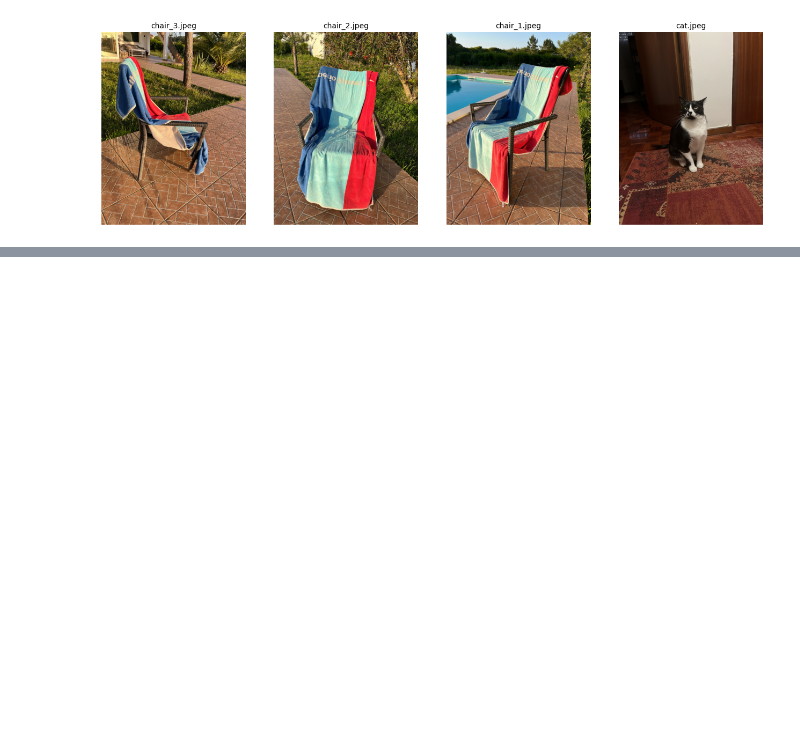
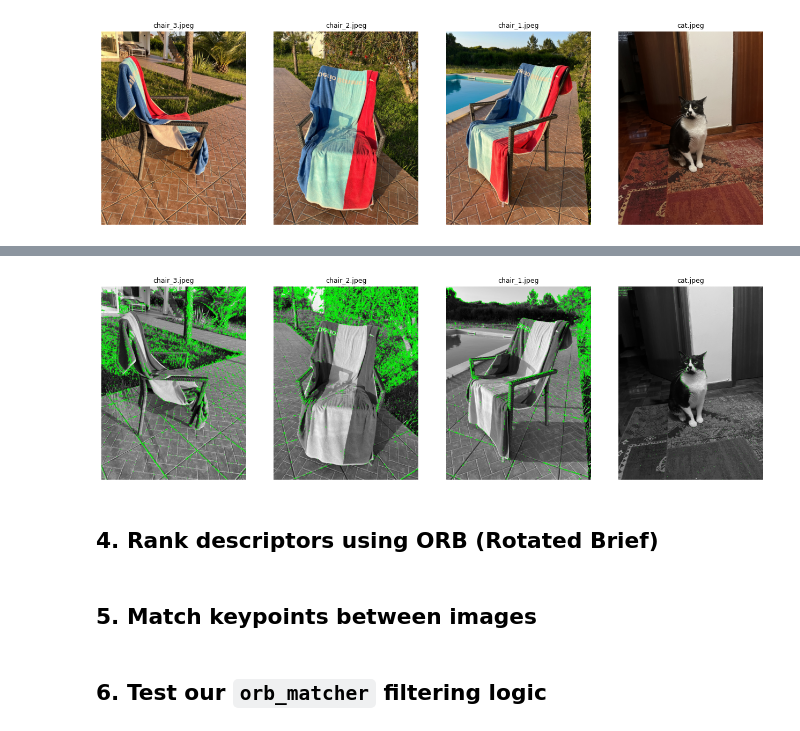
Before and after one commit to dfranco-projects/PicToMesh, a Jupyter notebook: notebooks/orb_filtering.ipynb, the cells around one changed output, grey strips where cells are left out. Cells and saved outputs as stored; diff of their text form; code cells hidden in the pictures; blank space fills up the shorter version.

```diff
--- a/notebooks/orb_filtering.ipynb
+++ b/notebooks/orb_filtering.ipynb
@@ -54,0 +126,70 @@ plt.show()
+# %%
+def harris_keypoint_rank(
+    img: np.ndarray,
+    keypoints: list[cv.KeyPoint],
+    threshold_ratio: float = 0.01
+) -> list[cv.KeyPoint]:
+    """
+    Filters keypoints using Harris corner response and returns only strong keypoints.
+
+    Params:
+
+    img : np.ndarray
+        Grayscale image (uint8).
+    keypoints : list[cv.KeyPoint]
+        Keypoints detected by a feature detector (e.g., FAST).
+    threshold_ratio : float, optional
+        Fraction of max Harris score to consider as strong corner (default 0.01).
+
+    Returns: list[cv.KeyPoint]
+        Filtered keypoints with strong Harris response.
+    """
+    gray = np.float32(img)
+
+    harris_response = cv.cornerHarris(gray, blockSize=2, ksize=3, k=0.04)
+    harris_response = cv.dilate(harris_response, None)
+
+    # Normalize for consistent thresholding
+    max_response = harris_response.max()
+    threshold = threshold_ratio * max_response
+
+    # Retain keypoints with strong Harris response
+    strong_kp = []
+    for kp in keypoints:
+        x, y = int(kp.pt[0]), int(kp.pt[1])
+        if 0 <= y < harris_response.shape[0] and 0 <= x < harris_response.shape[1]:
+            if harris_response[y, x] > threshold:
+                kp.response = harris_response[y, x]
+                strong_kp.append(kp)
+
+    return strong_kp
+
+# Apply FAST and Harris ranking to all images
+fast = cv.FastFeatureDetector_create()
+
+threshold_ratio = 0.01
+ranked_results = []
+for filename, img_rgb in images:
+    img_gray = cv.cvtColor(img_rgb, cv.COLOR_RGB2GRAY)
+    keypoints = fast.detect(img_gray, None)
+    ranked_kp = harris_keypoint_rank(img_gray, keypoints, threshold_ratio=threshold_ratio)
+    img_with_top_kp = cv.drawKeypoints(img_gray, ranked_kp, None, color=(0, 255, 0))
+    ranked_results.append((filename, img_with_top_kp))
+
+# Plot the top keypoints
+fig, axs = plt.subplots(1, len(ranked_results), figsize=(13, 4))
+for ax, (filename, img_kp) in zip(axs, ranked_results):
+    ax.imshow(img_kp, cmap='gray')
+    ax.set_title(filename, fontsize=9)
+    ax.axis('off')
+
+plt.tight_layout()
+plt.show()
+# %% [output]
+[figure, added]
+# %% [markdown]
+## **4. Rank descriptors using ORB (Rotated Brief)**
+# %% [markdown]
+## **5. Match keypoints between images**
+# %% [markdown]
+## **6. Test our `orb_matcher` filtering logic**
```
Also changed, not shown: parts of 7 cells of this notebook.
